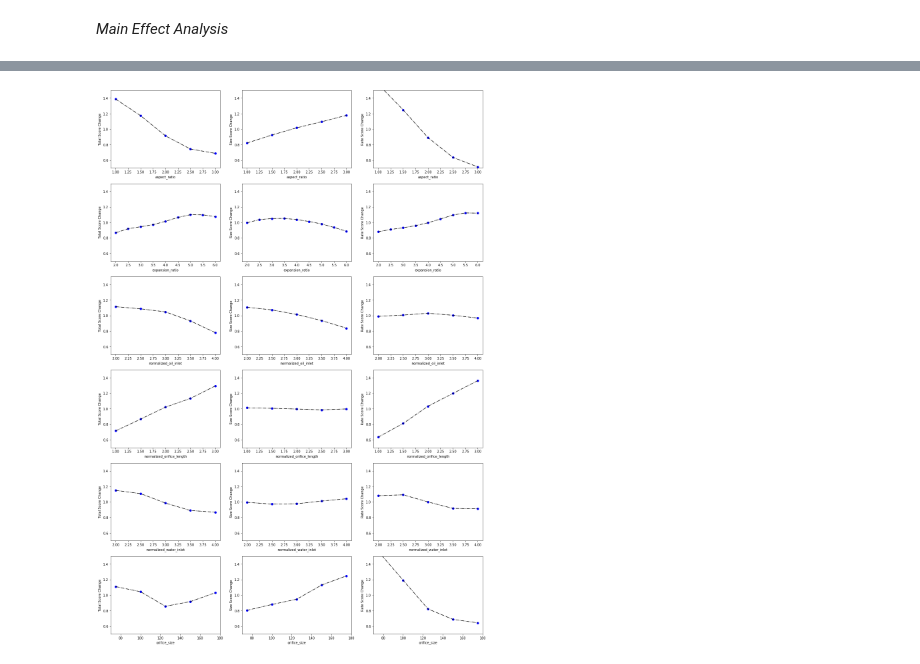
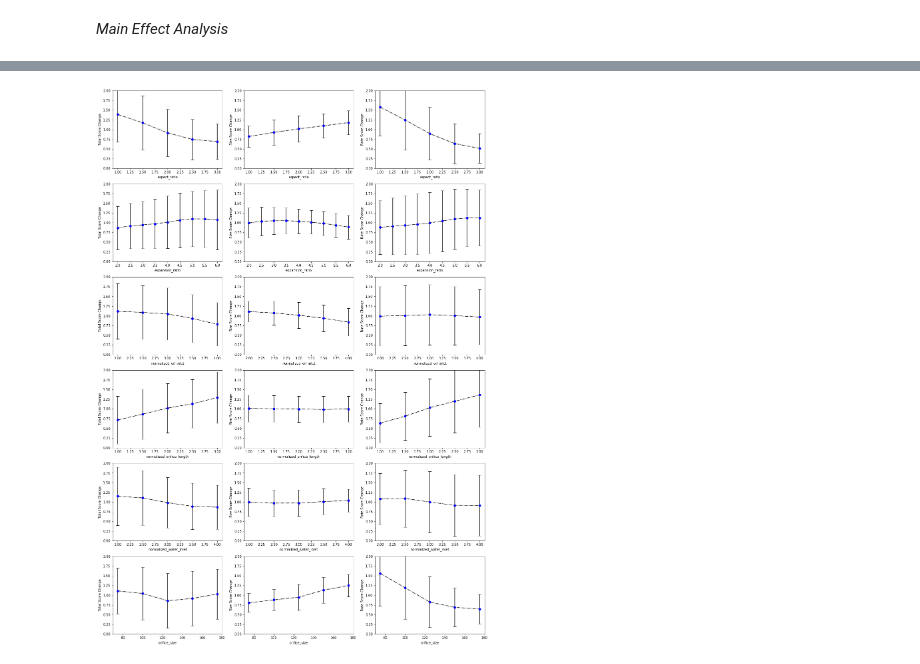
Before and after one commit to CIDARLAB/DAFD, a Jupyter notebook: versatility_analysis.ipynb, the cells around one changed output, grey strips where cells are left out. Cells and saved outputs as stored; diff of their text form; code cells hidden in the pictures.

```diff
--- a/versatility_analysis.ipynb
+++ b/versatility_analysis.ipynb
@@ -39,0 +114,13 @@ chips = chips.sort_values("score")
+# %%
+for i, x in enumerate(results):
+    sizes = x["droplet_size"].tolist()
+    rates = x["generation_rate"].tolist()
+    chnum = x.chip_num.unique()[0]
+    score = -1
+    #np.array(nos)[0]
+    #
+    print(f"No:{chnum}, score: {score}")
+    print(f"Size Range: {max(sizes) - min(sizes)}, Rate Range: {max(rates) - min(rates)}")
+    print(f"Mean Size: {np.mean(sizes)} Mean Rate: {np.mean(rates)}")
+    print(f"pct size change: {(max(sizes)/min(sizes))}, pct rate change: {(max(rates)/min(rates))}")
+    print("\n")
@@ -100,3 +278,22 @@ for col in meff_cols:
         #meff_vals[col] = {"range": sweep_range, "size_averages": size_avgs, "rate_averages": rate_avgs}
     meff_vals[col] = {"range": sweep_range, "size_score_avgs": size_score_avgs, "rate_score_avgs": rate_score_avgs, "score_avgs": score_avgs,
                       "size_score_std": size_score_std, "rate_score_std":rate_score_std, "score_std":score_std}
+# %%
+fig, axs = plt.subplots(8,1, figsize=[20,30])
+
+for i, param in enumerate(meff_vals.keys()):
+    mean_score = np.mean(meff_vals[param]["score_avgs"])
+
+    param_range = meff_vals[param]["range"]
+    score_normed =  meff_vals[param]["score_avgs"]#/mean_score
+
+    score_std_normed =  meff_vals[param]["score_std"]#/mean_score
+
+
+
+    axs[i].plot(param_range, score_normed,"bo")
+    axs[i].errorbar(param_range, score_normed, yerr=score_std_normed, fmt="bo", ecolor="k", capsize=5)
+    axs[i].plot(param_range, score_normed, "k-.")
+
+    axs[i].set_xlabel(param)
+    axs[i].set_ylabel("Total Score Change")
@@ -103,34 +303,40 @@ for col in meff_cols:
 # %%
 # Plot Main Effect Analysis Results
 fig, axs = plt.subplots(6,3, figsize=[20,30])
 for i, param in enumerate(meff_vals.keys()):
     param_range = meff_vals[param]["range"]
     score_normed =  meff_vals[param]["score_avgs"]/mean_score
     size_score_normed = meff_vals[param]["size_score_avgs"]/mean_size_score
     rate_score_normed = meff_vals[param]["rate_score_avgs"]/mean_rate_score
 
     score_std_normed =  meff_vals[param]["score_std"]/mean_score
     size_score_std_normed = meff_vals[param]["size_score_std"]/mean_size_score
     rate_score_std_normed = meff_vals[param]["rate_score_std"]/mean_rate_score
 
     axs[i][0].plot(param_range, score_normed, "bo")
     axs[i][0].plot(param_range, score_normed, "k-.")
+    axs[i][0].errorbar(param_range, score_normed, yerr=score_std_normed, fmt="bo", ecolor="k", capsize=5)
+
     axs[i][0].set_xlabel(param)
     axs[i][0].set_ylabel("Total Score Change")
-    axs[i][0].set_ylim([0.5, 1.5])
+    axs[i][0].set_ylim([0, 2])
 
     axs[i][1].plot(param_range, size_score_normed, "bo")
     axs[i][1].plot(param_range, size_score_normed, "k-.")
+    axs[i][1].errorbar(param_range, size_score_normed, yerr=size_score_std_normed, fmt="bo", ecolor="k", capsize=5)
+
     axs[i][1].set_xlabel(param)
     axs[i][1].set_ylabel("Size Score Change")
-    axs[i][1].set_ylim([0.5, 1.5])
+    axs[i][1].set_ylim([0, 2])
 
     axs[i][2].plot(param_range, rate_score_normed, "bo")
     axs[i][2].plot(param_range, rate_score_normed, "k-.")
+    axs[i][2].errorbar(param_range, rate_score_normed, yerr=rate_score_std_normed, fmt="bo", ecolor="k", capsize=5)
+
     axs[i][2].set_xlabel(param)
     axs[i][2].set_ylabel("Rate Score Change")
-    axs[i][2].set_ylim([0.5, 1.5])
+    axs[i][2].set_ylim([0, 2])
 
 #plt.savefig('20210420_versatility_dripping.png')
 # %% [output]
-[figure, old version]
+[figure, new version]
```
Also changed, not shown: parts of 28 cells of this notebook, 11 other files.
